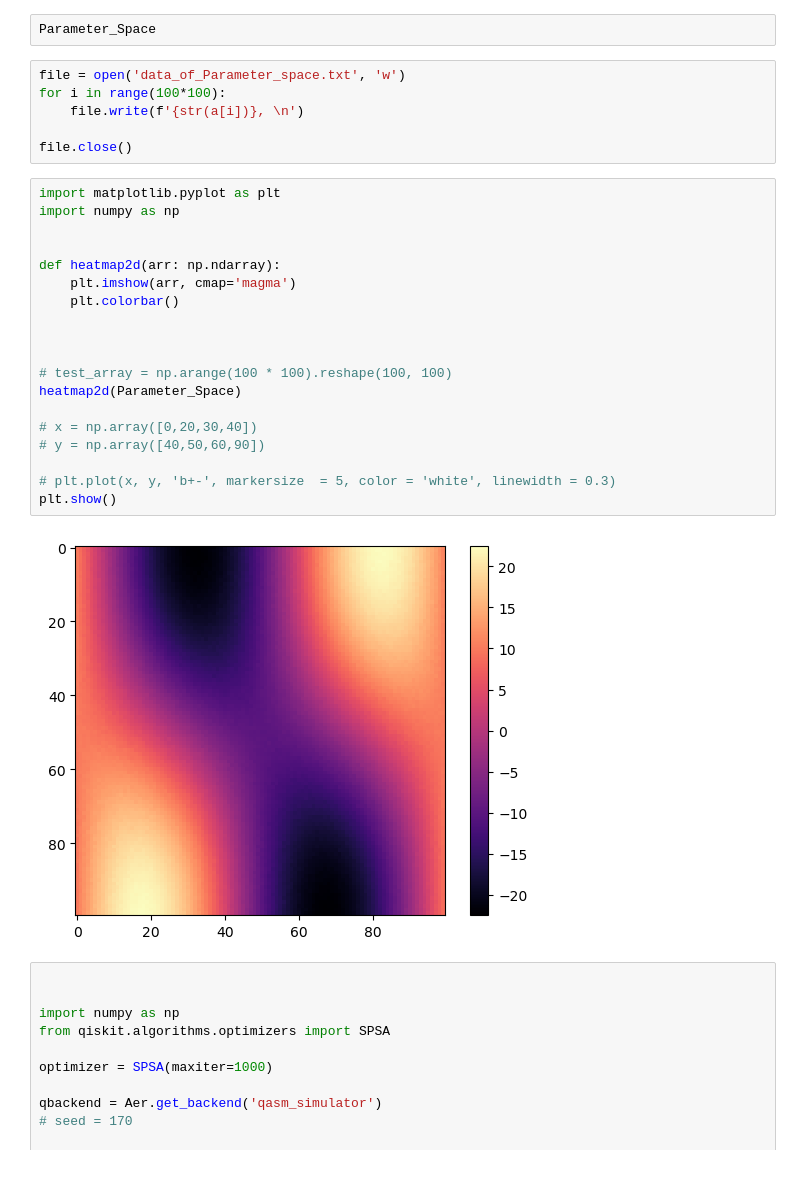
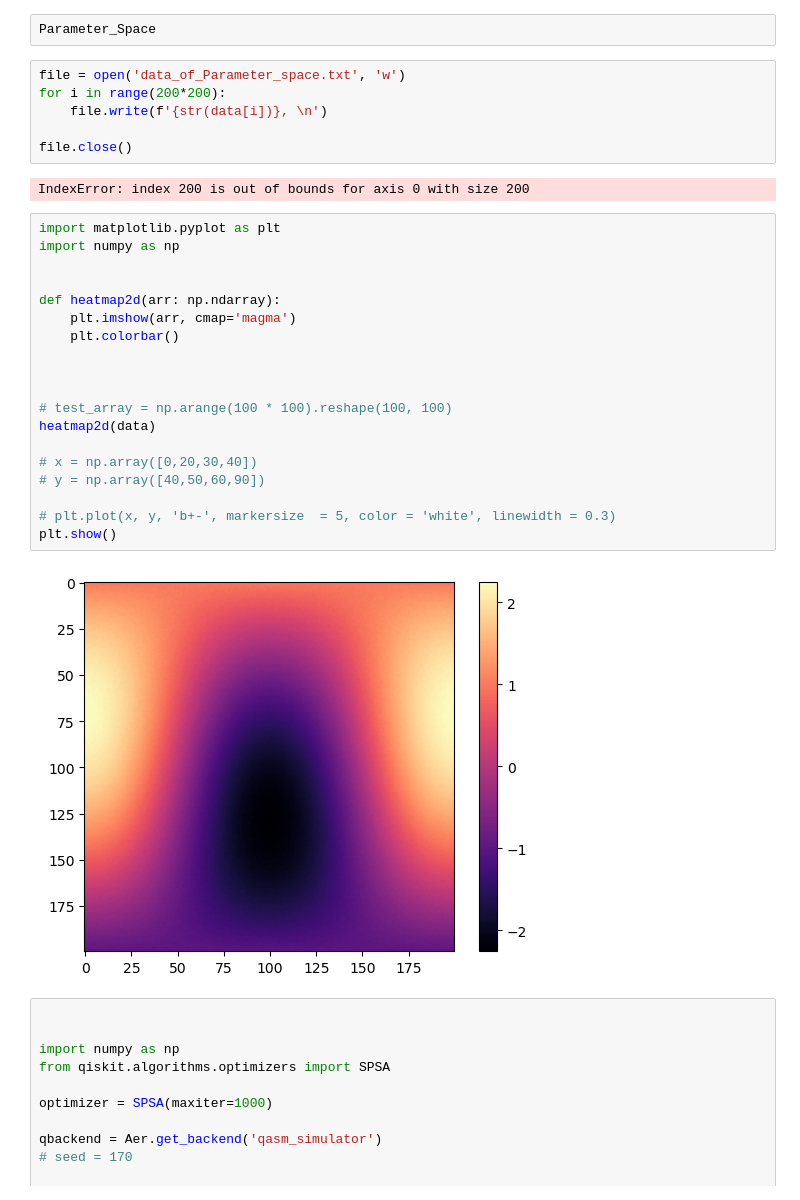
Before and after one commit to nguyenvulinh666/Variational-Quantum-EigeinSolver, a Jupyter notebook: Complete_VQE.ipynb, the cells around one changed output. Cells and saved outputs as stored; diff of their text form.

```diff
--- a/Complete_VQE.ipynb
+++ b/Complete_VQE.ipynb
@@ -2555,31 +2820,33 @@ len(a)
 Parameter_Space
 # %%
 file = open('data_of_Parameter_space.txt', 'w')
-for i in range(100*100):
-    file.write(f'{str(a[i])}, \n')
+for i in range(200*200):
+    file.write(f'{str(data[i])}, \n')
 
 file.close()
+# %% [output]
+IndexError: index 200 is out of bounds for axis 0 with size 200
 # %%
 import matplotlib.pyplot as plt
 import numpy as np
 
 
 def heatmap2d(arr: np.ndarray):
     plt.imshow(arr, cmap='magma')
     plt.colorbar()
 
 
 
 # test_array = np.arange(100 * 100).reshape(100, 100)
-heatmap2d(Parameter_Space)
+heatmap2d(data)
 
 # x = np.array([0,20,30,40])
 # y = np.array([40,50,60,90])
 
 # plt.plot(x, y, 'b+-', markersize  = 5, color = 'white', linewidth = 0.3)
 plt.show()
 # %% [output]
-[figure, old version]
+[figure, new version]
 # %%
 
 
```
Also changed, not shown: parts of 52 cells of this notebook.
